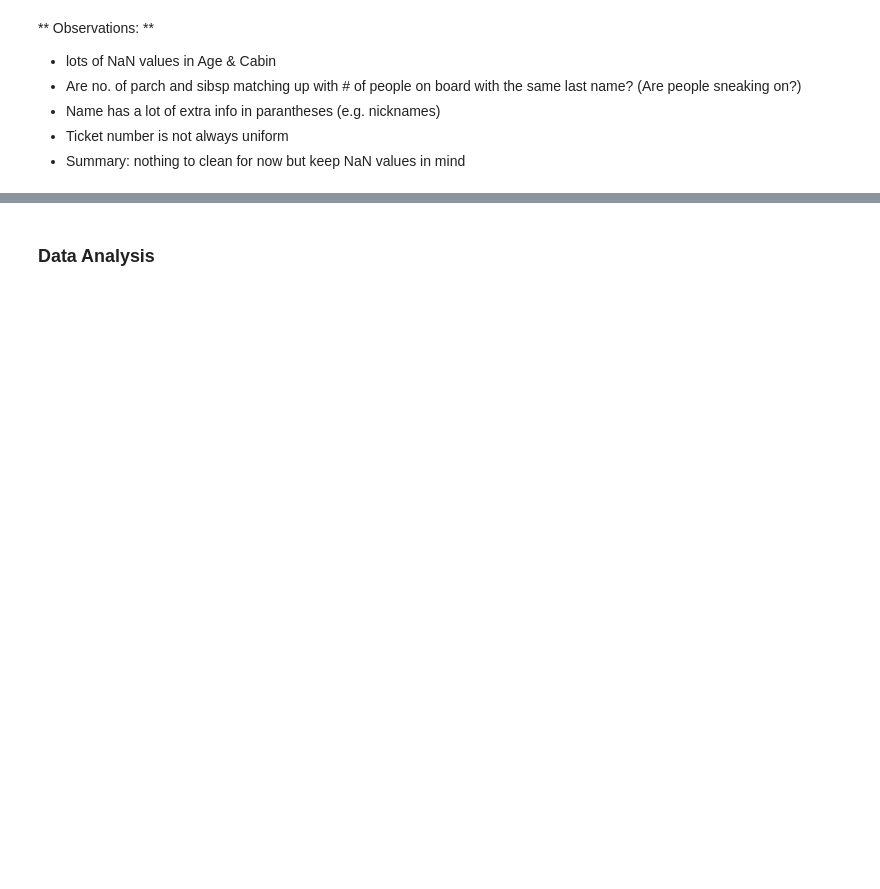
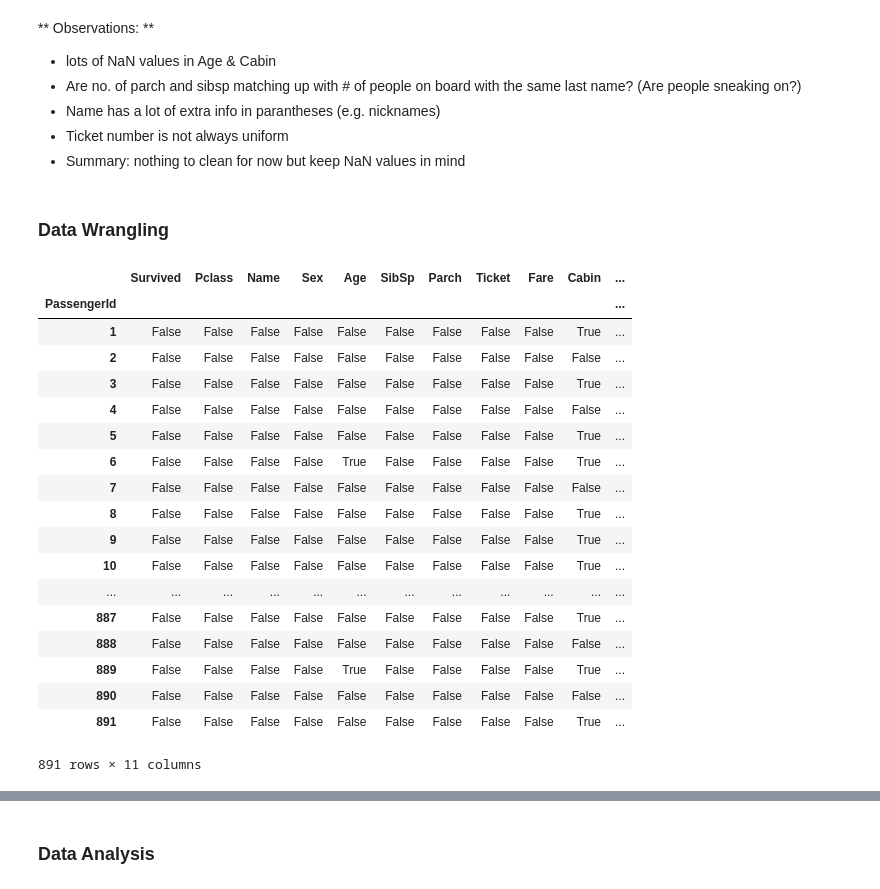
Before and after one commit to Namkolla/Titanic, a Jupyter notebook: Titanic.ipynb, the cells around one changed output, grey strips where cells are left out. Cells and saved outputs as stored; diff of their text form; code cells hidden in the pictures; blank space fills up the shorter version.

```diff
--- a/Titanic.ipynb
+++ b/Titanic.ipynb
@@ -75,3 +75,27 @@ PassengerId
 - Name has a lot of extra info in parantheses (e.g. nicknames)
 - Ticket number is not always uniform
 - Summary: nothing to clean for now but keep NaN values in mind
+# %% [markdown]
+### Data Wrangling
+# %%
+pd.isnull(titan_data)
+# %% [output]
+|  | Survived | Pclass | Name | Sex | Age | SibSp | Parch | Ticket | Fare | Cabin | ... |
+| PassengerId |  |  |  |  |  |  |  |  |  |  | ... |
+| 1 | False | False | False | False | False | False | False | False | False | True | ... |
+| 2 | False | False | False | False | False | False | False | False | False | False | ... |
+| 3 | False | False | False | False | False | False | False | False | False | True | ... |
+| 4 | False | False | False | False | False | False | False | False | False | False | ... |
+| 5 | False | False | False | False | False | False | False | False | False | True | ... |
+| 6 | False | False | False | False | True | False | False | False | False | True | ... |
+| 7 | False | False | False | False | False | False | False | False | False | False | ... |
+| 8 | False | False | False | False | False | False | False | False | False | True | ... |
+| 9 | False | False | False | False | False | False | False | False | False | True | ... |
+| 10 | False | False | False | False | False | False | False | False | False | True | ... |
+| ... | ... | ... | ... | ... | ... | ... | ... | ... | ... | ... | ... |
+| 887 | False | False | False | False | False | False | False | False | False | True | ... |
+| 888 | False | False | False | False | False | False | False | False | False | False | ... |
+| 889 | False | False | False | False | True | False | False | False | False | True | ... |
+| 890 | False | False | False | False | False | False | False | False | False | False | ... |
+| 891 | False | False | False | False | False | False | False | False | False | True | ... |
+891 rows × 11 columns
```
Also changed, not shown: parts of 20 cells of this notebook, 1 other file.
